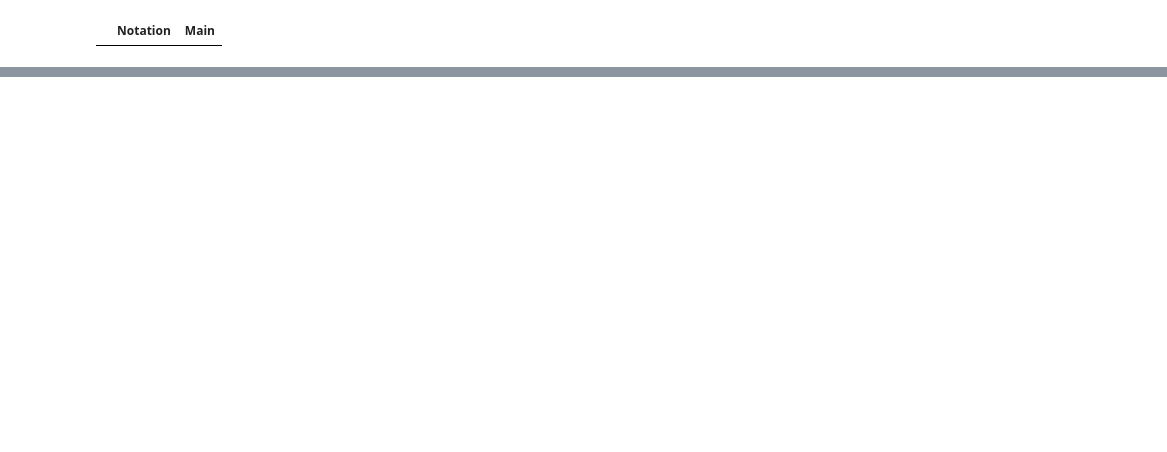
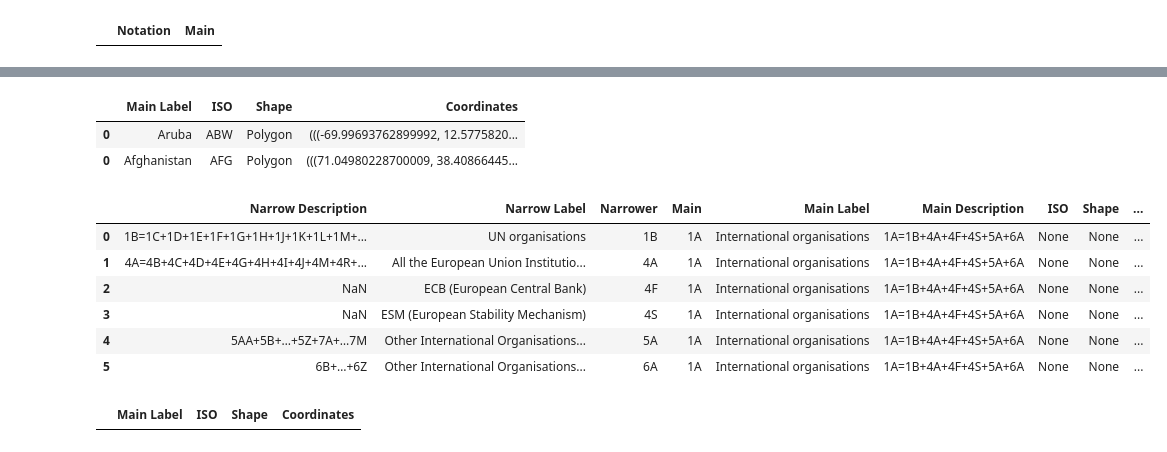
Before and after one commit to GSS-Cogs/ref_common, a Jupyter notebook: reference/bop-sdmx-codelists/code-for_bop-hierarchies.ipynb, the cells around one changed output, grey strips where cells are left out. Saved outputs shown, nothing was run; the diff lists cells and outputs as text; code cells hidden in the pictures; blank space fills up the shorter version.

Commit message:
Adding ploygon coordinates to turtle

```diff
--- a/reference/bop-sdmx-codelists/code-for_bop-hierarchies.ipynb
+++ b/reference/bop-sdmx-codelists/code-for_bop-hierarchies.ipynb
@@ -147,6 +148,24 @@ def another_special_case(fram, lab, descr):
                         'Main Label':[lab.strip()]})],sort=False)
 
     return agg
+
+def get_coordinates():
+    with open('Dev Code/geo-countries_zip/archive/countries.geojson') as json_file:
+        data = json.load(json_file)
+
+    data = data["features"]
+
+    co_dat = pd.DataFrame(columns=['Main Label', 'ISO', 'Shape', 'Coordinates'])
+    for x in data:
+        country = str(x['properties']['ADMIN']).strip()
+        iso = str(x['properties']['ISO_A3']).strip()
+        tpe = str(x['geometry']['type']).strip()
+        coord = str(x['geometry']['coordinates'])
+        coord = coord.replace('[','(')
+        coord = coord.replace(']',')')
+        co_dat = pd.concat([co_dat, pd.DataFrame({'Main Label':[country], 'ISO':[iso], 'Shape':[tpe], 'Coordinates':[coord]})], sort=False)
+
+    return co_dat
 # %%
 dat1 = pd.DataFrame(columns=['Narrower', 'Main', 'Main Label'])
 dat2 = pd.DataFrame(columns=['Narrower', 'Main', 'Main Label'])
@@ -159,7 +178,7 @@ for item, frame in are['Notation'].iteritems():
     desc = str((list(are['Description'][are['Notation'] == frame]))[0])
     labe = str((list(are['Label'][are['Notation'] == frame]))[0])
     desc = desc.strip().replace('  ', ' ')
-    if ('aggregate' in labe.lower()) or ('candidate' in labe.lower()):
+    if (('aggregate' in labe.lower()) or ('candidate' in labe.lower())) and (frame != 'C0'):
         desc = 'special case'
 
     if (frame != 'A2A39') and (desc != 'nan'):
@@ -275,7 +294,11 @@ del dat1, dat2, dat3, dat4, dat5, dat6
 # %%
 # Set things to None rather than NaN cos i don't like NaNs
 for c in maindat.columns:
-    maindat[c][maindat[c].isna()] = 'None'
+    if (c != 'Main Description') and (c != 'Narrow Description'):
+        maindat[c][maindat[c].isna()] = 'None'
+        maindat[c][maindat[c] == ''] = 'None'
+
+#maindat.to_csv("codeHierarchyhCheck.csv")
 # %%
 # Check to see if all codes have been captured
 df = pd.merge(are, maindat, how='left', left_on='Notation', right_on='Main')
@@ -288,0 +322,8 @@ d.head(60)
+# %%
+# Get all values from the coordinate files
+coords = get_coordinates()
+coords.head(2)
+# %% [output]
+|  | Main Label | ISO | Shape | Coordinates |
+| 0 | Aruba | ABW | Polygon | (((-69.99693762899992, 12.5775820... |
+| 0 | Afghanistan | AFG | Polygon | (((71.04980228700009, 38.40866445... |
@@ -288,0 +372,22 @@ d.head(60)
+# %%
+maindat = pd.merge(maindat,coords, on='Main Label', how='left')
+
+maindat['ISO'][maindat['ISO'].isna()] = 'None'
+maindat['ISO'][maindat['ISO'] == '-99'] = 'None'
+maindat['Coordinates'][maindat['Coordinates'].isna()] = 'None'
+maindat['Shape'][maindat['Shape'].isna()] = 'None'
+
+maindat.head(6)
+# %% [output]
+|  | Narrow Description | Narrow Label | Narrower | Main | Main Label | Main Description | ISO | Shape | ... |
+| 0 | 1B=1C+1D+1E+1F+1G+1H+1J+1K+1L+1M+... | UN organisations | 1B | 1A | International organisations | 1A=1B+4A+4F+4S+5A+6A | None | None | ... |
+| 1 | 4A=4B+4C+4D+4E+4G+4H+4I+4J+4M+4R+... | All the European Union Institutio... | 4A | 1A | International organisations | 1A=1B+4A+4F+4S+5A+6A | None | None | ... |
+| 2 | NaN | ECB (European Central Bank) | 4F | 1A | International organisations | 1A=1B+4A+4F+4S+5A+6A | None | None | ... |
+| 3 | NaN | ESM (European Stability Mechanism) | 4S | 1A | International organisations | 1A=1B+4A+4F+4S+5A+6A | None | None | ... |
+| 4 | 5AA+5B+…+5Z+7A+…7M | Other International Organisations... | 5A | 1A | International organisations | 1A=1B+4A+4F+4S+5A+6A | None | None | ... |
+| 5 | 6B+…+6Z | Other International Organisations... | 6A | 1A | International organisations | 1A=1B+4A+4F+4S+5A+6A | None | None | ... |
+# %%
+maindat[maindat['Main Label'] == "Macao"]
+coords[coords['Main Label'] == "Macao S.A.R"]
+# %% [output]
+|  | Main Label | ISO | Shape | Coordinates |
```
Also changed, not shown: parts of 16 cells of this notebook, 2 other files.
